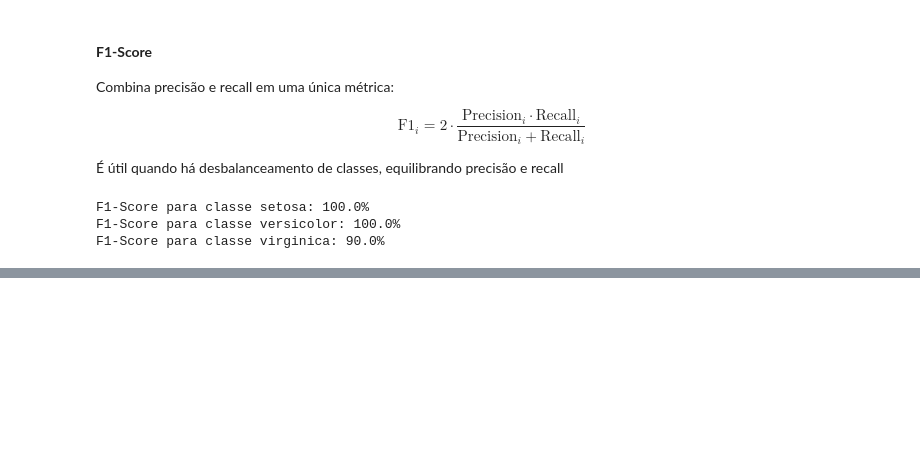
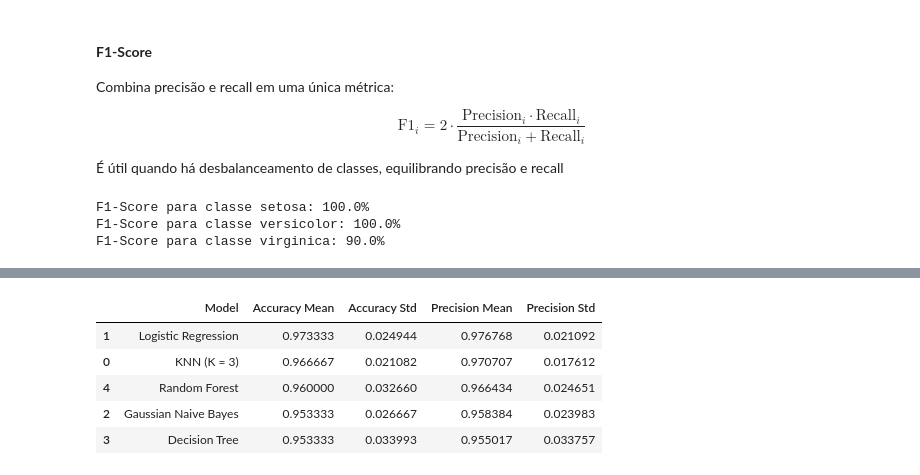
Before and after one commit to gabdourado/AI, a Jupyter notebook: ML/Foundations/Model-Evaluation/Classification_Metrics.ipynb, the cells around one changed output, grey strips where cells are left out. Saved outputs shown, nothing was run; the diff lists cells and outputs as text; code cells hidden in the pictures; blank space fills up the shorter version.

```diff
--- a/ML/Foundations/Model-Evaluation/Classification_Metrics.ipynb
+++ b/ML/Foundations/Model-Evaluation/Classification_Metrics.ipynb
@@ -201,0 +235,34 @@ F1-Score para classe virginica: 90.0%
+# %%
+results = []
+
+for name, model in models.items():
+
+    cv_results = cross_validate(
+        model,
+        X,
+        y,
+        cv=5,
+        scoring=scoring,
+        return_train_score=False
+    )
+
+    acc = cv_results['test_accuracy']
+    prec = cv_results['test_precision']
+
+    results.append({
+        "Model": name,
+        "Accuracy Mean": np.mean(acc),
+        "Accuracy Std": np.std(acc),
+        "Precision Mean": np.mean(prec),
+        "Precision Std": np.std(prec)
+    })
+# %%
+df_results = pd.DataFrame(results)
+df_results.sort_values(by="Accuracy Mean", ascending=False)
+# %% [output]
+|  | Model | Accuracy Mean | Accuracy Std | Precision Mean | Precision Std |
+| 1 | Logistic Regression | 0.973333 | 0.024944 | 0.976768 | 0.021092 |
+| 0 | KNN (K = 3) | 0.966667 | 0.021082 | 0.970707 | 0.017612 |
+| 4 | Random Forest | 0.960000 | 0.032660 | 0.966434 | 0.024651 |
+| 2 | Gaussian Naive Bayes | 0.953333 | 0.026667 | 0.958384 | 0.023983 |
+| 3 | Decision Tree | 0.953333 | 0.033993 | 0.955017 | 0.033757 |
```
Also changed, not shown: parts of 8 cells of this notebook.
